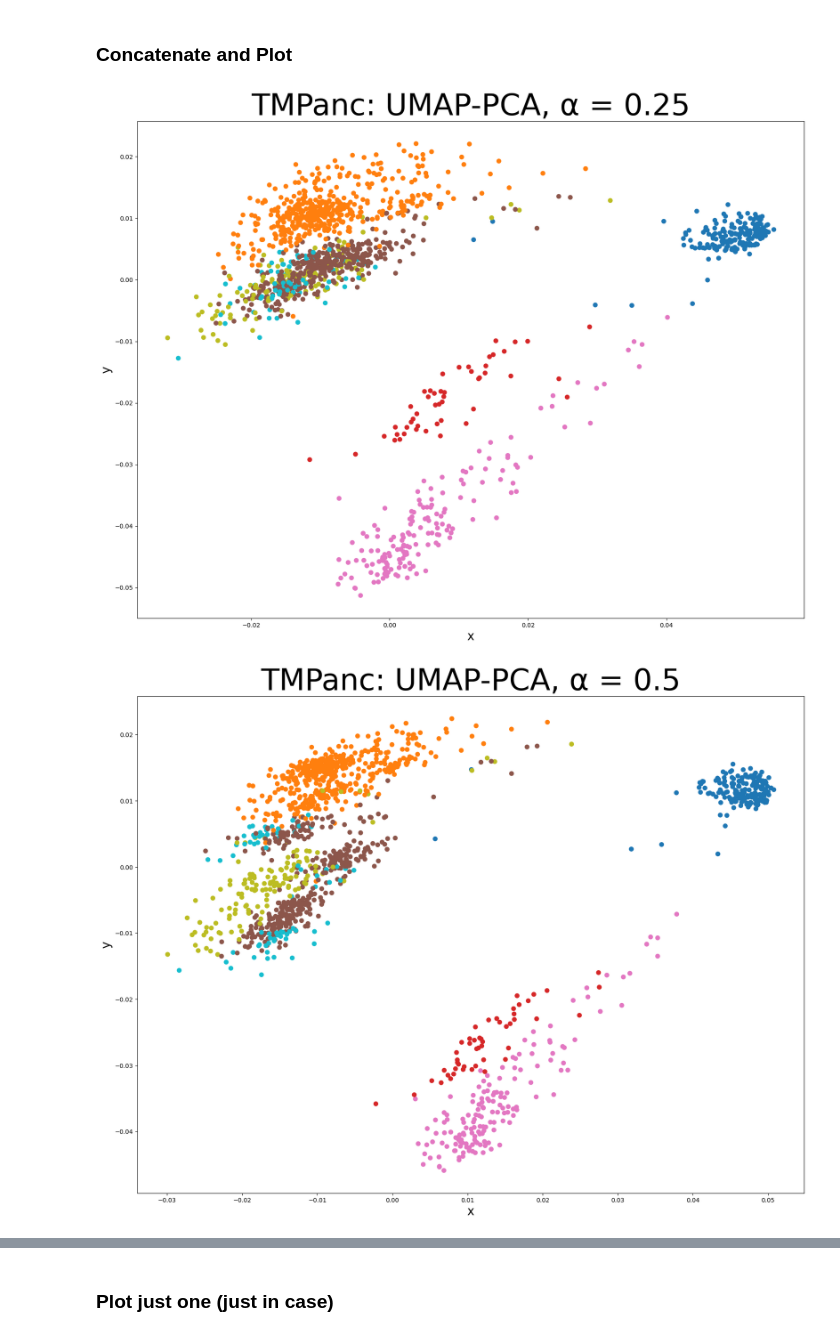
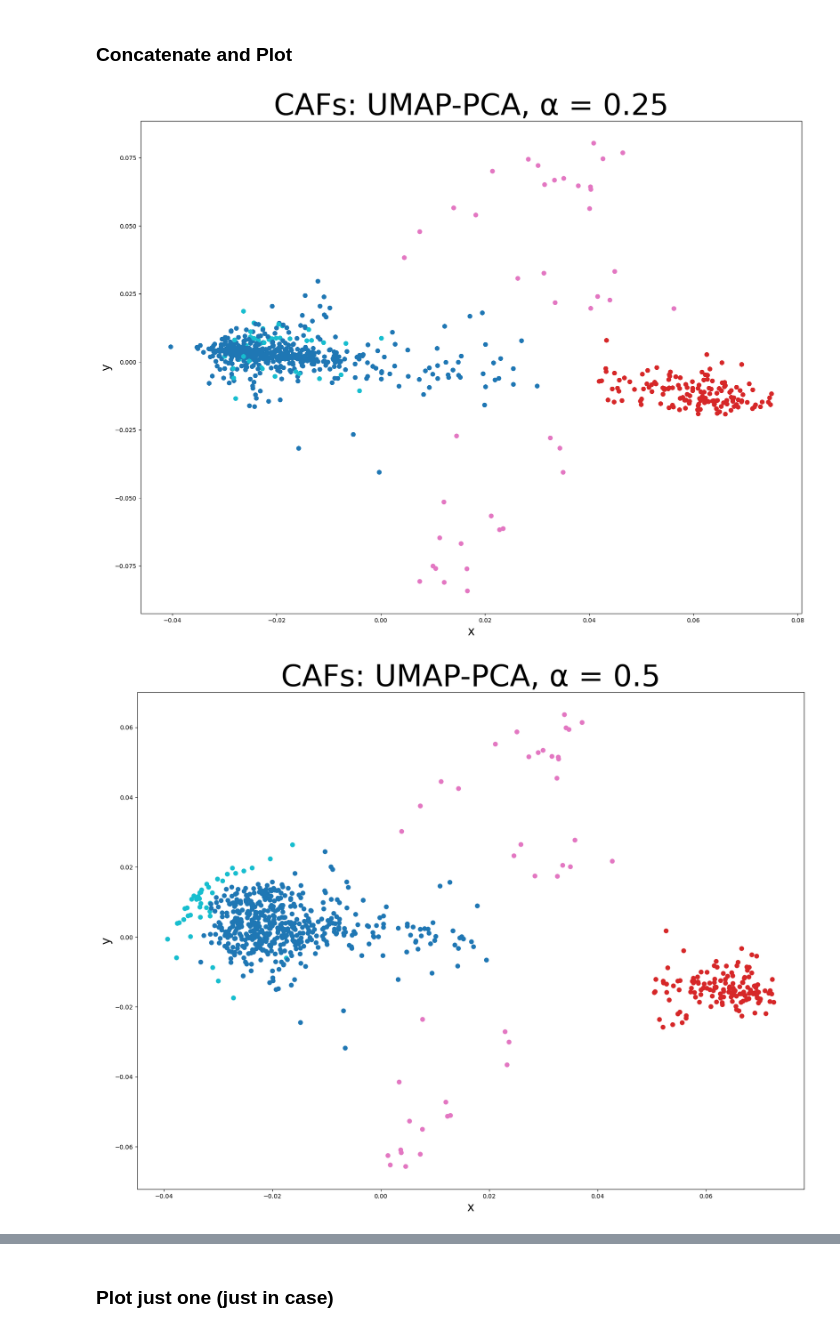
Before and after one commit to corinne-ort/drpaper25, a Jupyter notebook: concatenate.ipynb, the cells around one changed output, grey strips where cells are left out. Saved outputs shown, nothing was run; the diff lists cells and outputs as text; code cells hidden in the pictures.

```diff
--- a/concatenate.ipynb
+++ b/concatenate.ipynb
@@ -14,10 +15,11 @@ path = '/Users/corinne/Documents/GitHub/drpaper25/'
 # %% [markdown]
 ### Concatenate and Plot ###
 # %%
-reducer = PCA(n_components=2, random_state=42)
+#reducer = PCA(n_components=2, random_state=42)
+reducer = MDS(n_components=2, random_state=42, n_init = 1)
 # %%
 #datasets = ['CAFs', 'CellMix', 'CellMixLA','Duo4eq', 'Duo8eq','Kang','MNIST','Muraro','TMLung','TMLungLA','TMPanc','TMPancLA']
-datasets = ['TMPanc','TMPancLA']
+datasets = ['CAFs']
 alpha_list = [0.25, 0.5,0.75]
 
 for dataset in datasets:
@@ -27,7 +29,7 @@ for dataset in datasets:
     umapM = np.load(emb_path + dataset +'_umap.npy')
 
     # load appropriate y_train
-    if dataset == 'CAFS':
+    if dataset == 'CAFs':
         expr = pd.read_csv(path + 'data/CAFs.txt', sep='\t')
         y_train = expr.values[:,expr.shape[1]-1]
 
@@ -72,33 +74,33 @@ for dataset in datasets:
         df = pd.read_csv(path + 'data/pcadata_TMPanc_WithLocAvg.csv')
         y_train = df.values[:,df.shape[1]-1]
 
     # get and plot embeddings
     for alpha in alpha_list:
         # scale UMAP, PCA embeddings by alpha, (1-alpha) respectively
         umapM_sc = umapM * (alpha) # sc for scaled
         pcaM_sc = pcaM * (1-alpha)
         # concatenate
         concat_emb = np.concatenate((pcaM_sc,umapM_sc), axis=1)
         # reduce with PCA
         y = reducer.fit_transform(concat_emb)
         y = y / LA.norm(y) # normalize scale to 1
 
         # save embedding y
-        np.save(emb_path + 'UMAP-PCA/' + dataset + '_up_' + str(alpha) + '.npy', y)
+        np.save(emb_path + 'UMAP-PCA/MDS/' + dataset + '_MDS_up_' + str(alpha) + '.npy', y) # MDS
 
         # plot
         plt.figure(figsize=(20,15))
 
         # for Kang
         #colors = ['#1f77b4','#ff7f0e','#0d5e02','#d62728','#9467bd','#8c564b','#e377c2','#7f7f7f','#9ccf00','#07c1ef','#23199d','#099b95','#f6bf00'] # Kang
         #mapped_colors = [colors[int(value-1)] for value in y_train]
         #plt.scatter(y[:,0], y[:,1], s = 50, c=mapped_colors) # Kang
 
         plt.scatter(y[:,0], y[:,1], s = 50, c=y_train, cmap='tab10')
         # tSNE_PCA: \u03B1 = 0.75
         plt.title(dataset + ": UMAP-PCA, \u03B1 = " + str(alpha), fontsize = 50)
         plt.xlabel("x", fontsize = 20); plt.ylabel("y", fontsize = 20)
         plt.show()
 # %% [output]
-[figure, old version]
+[figure, new version]
-[figure, old version]
+[figure, new version]
```
Also changed, not shown: parts of 2 cells of this notebook, 5 other files.
